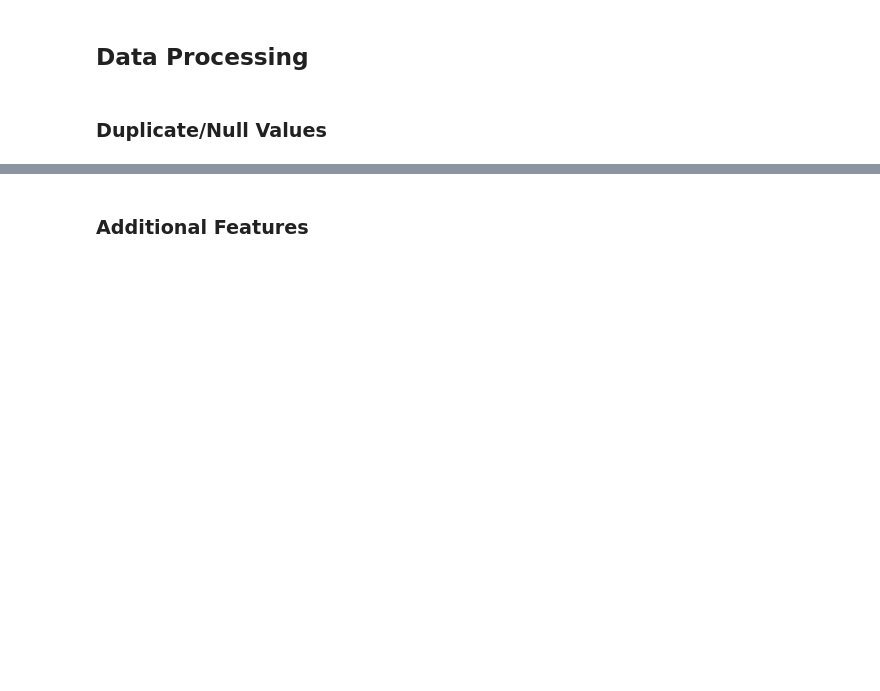
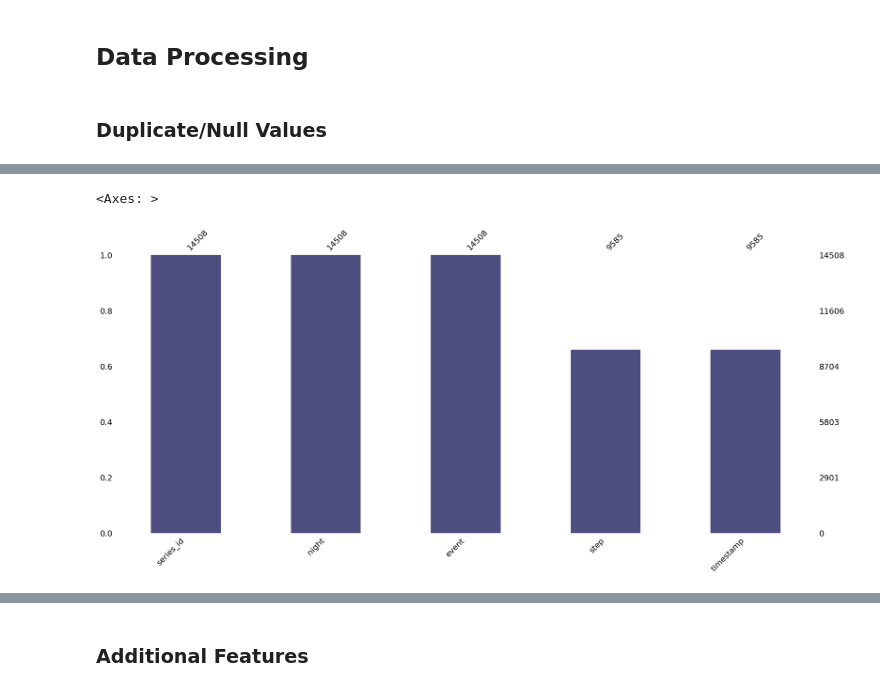
Before and after one commit to AmirMohammadiKarbalaei/Detect-Sleep-States-CMI, a Jupyter notebook: notebooks/eda - 1.0.ipynb, the cells around one changed output, grey strips where cells are left out. Drawn from its saved outputs; the diff is of its cells as text; code cells hidden in the pictures; blank space fills up the shorter version.

Commit message:
Train_events eda

```diff
--- a/notebooks/eda - 1.0.ipynb
+++ b/notebooks/eda - 1.0.ipynb
@@ -9,9 +28,11 @@ from Utils import *
 # %% [markdown]
 ## Data Loading
 # %%
-data_folder = '..\\data\\raw\\'
+data_folder = '../data/raw/'
 series = "train_series.parquet"
 events = "train_events.csv"
+id_map = "train_id_map.parquet"
 
-train_series = pd.read_parquet(data_folder+series)
+# train_series = pd.read_parquet(data_folder+series)
 train_events = pd.read_csv(data_folder+events)
+train_id_map = pd.read_parquet(data_folder+id_map)
@@ -63,10 +57,5 @@ train_id_map = pd.read_parquet(folder+id_map)
 # %%
-# train_series = train_series.merge(train_id_map, on='series_id', how='left')
-
-# train_series = train_series.drop(columns=['series_id'])
-
-# train_series = train_series.rename(columns={'id_map': 'series_id'})
 train_series = transform_and_rename_dataframe(train_series, train_id_map, 'series_id', ['series_id'], {'id_map': 'series_id'})
-
-#train_series.timestamp = pd.to_datetime(train_series.timestamp) #waited for 40 minutes but it was still running
+train_events = transform_and_rename_dataframe(train_events, train_id_map, 'series_id', ['series_id'], {'id_map': 'series_id'})
+#train_series.timestamp = pd.to_datetime(train_series.timestamp) # waited for 40 minutes but it was still running
 # %%
@@ -105,3 +63,6 @@ dtype: object
+# %%
+train_events = clean_df(train_events)
+# series_chunk = clean_df(series_chunk)
 # %% [markdown]
 ## Data Processing
 # %% [markdown]
@@ -121,0 +85,5 @@ plot(null_counts,"bar",Title)
+# %%
+msno.bar(train_events, color=(0.3,0.3,0.5))
+# %% [output]
+<Axes: >
+[figure, added]
```
Also changed, not shown: parts of 32 cells of this notebook, 3 other files.
